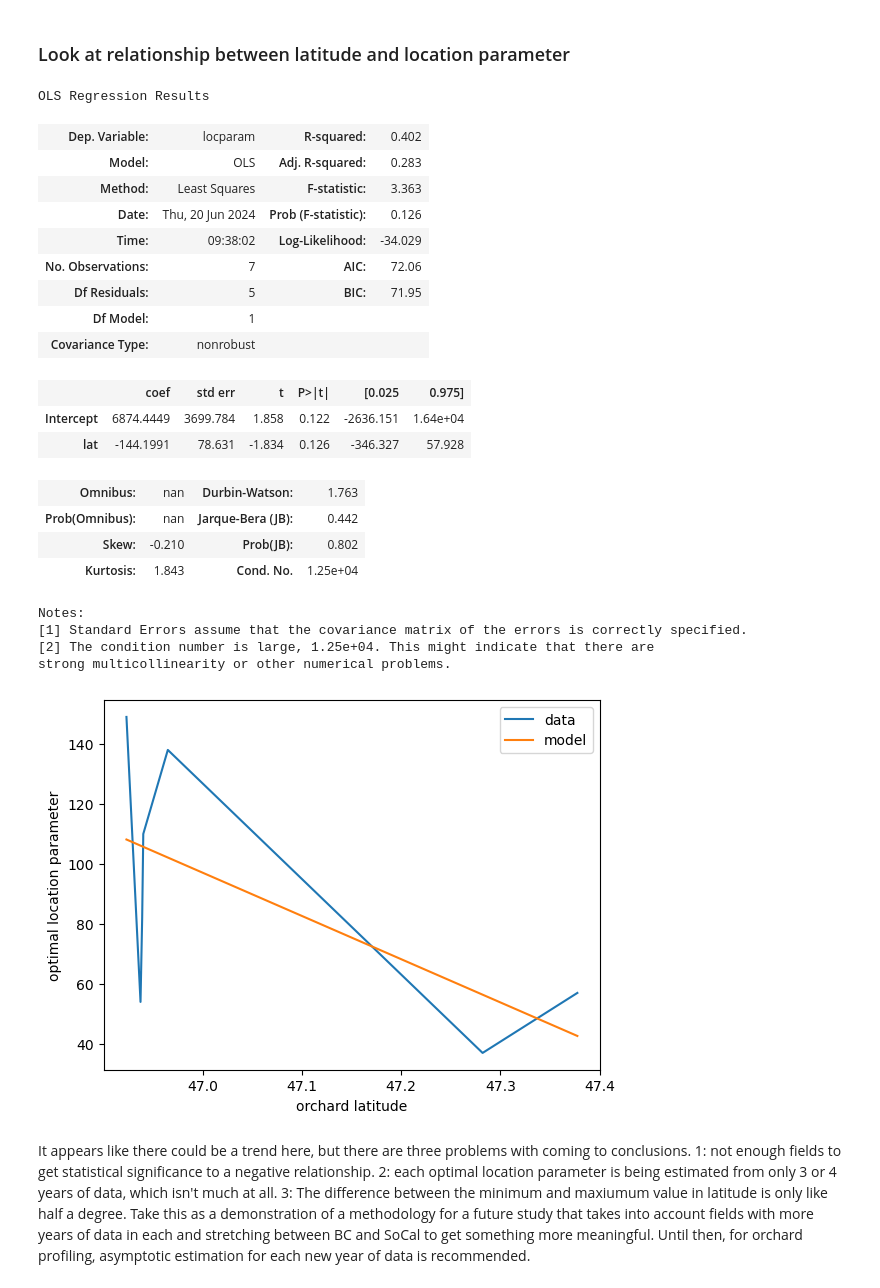
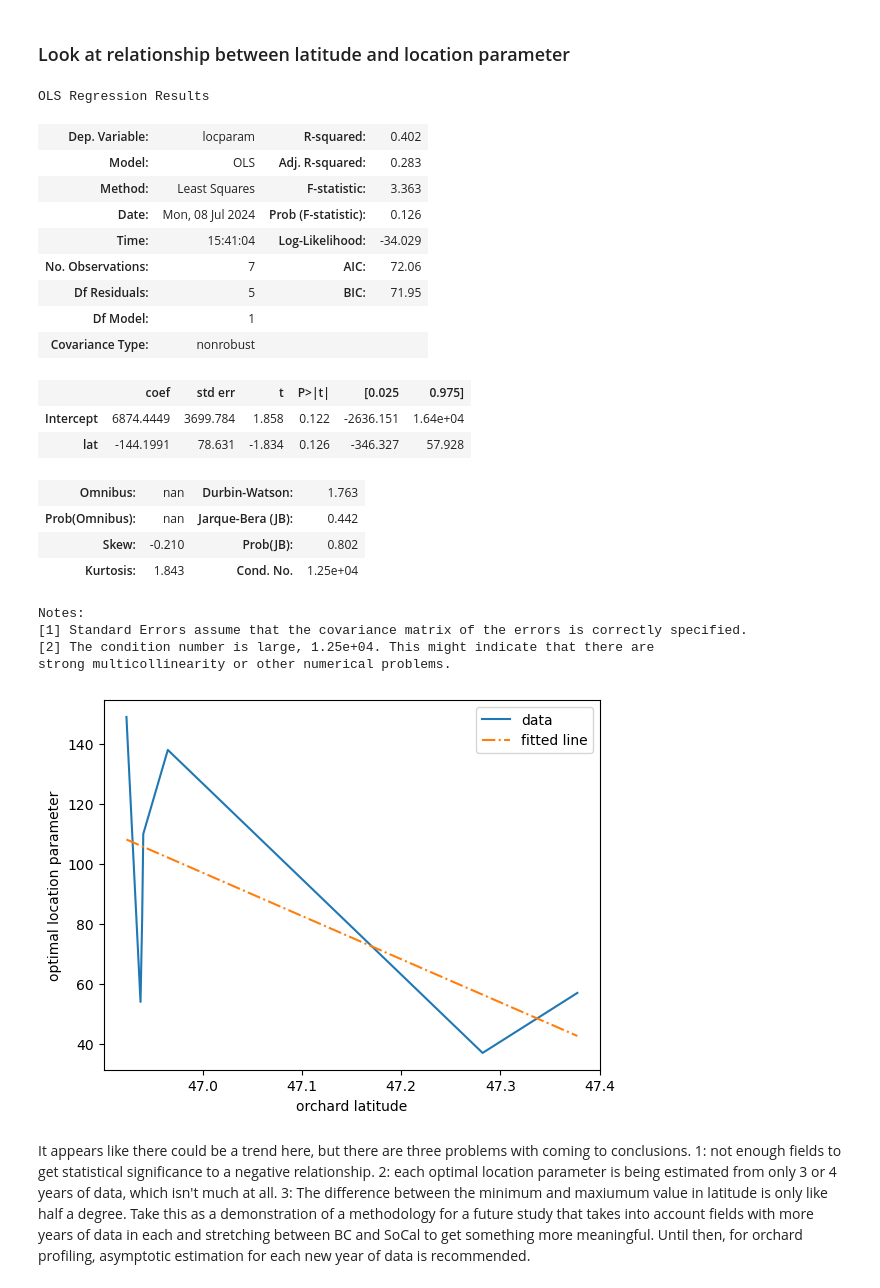
Before and after one commit to PacificBird/InsectPhenologyCaptureSim, a Jupyter notebook: multi_analysis.ipynb, the cells around one changed output. Cells and saved outputs as stored; diff of their text form; code cells hidden in the pictures.

```diff
--- a/multi_analysis.ipynb
+++ b/multi_analysis.ipynb
@@ -1617,37 +1658,37 @@ lat = {'AllrCoug':46.9375036,
        'HoskGibOth':46.9402814,
        'Royal':46.9650036,
        'ValKoe':46.9391703,
        'fiveEa':47.3774572}
 latloc = pd.DataFrame({'lat':list(lat.values()), 'locparam':list(biofixes.values())})
 model = smf.ols('locparam ~ lat', data=latloc).fit()
 plt.xlabel('orchard latitude')
 plt.ylabel('optimal location parameter')
 sns.lineplot(x=latloc.lat, y=latloc.locparam, label='data')
-sns.lineplot(x=latloc.lat, y=model.predict(latloc.lat), label='model')
+sns.lineplot(x=latloc.lat, y=model.predict(latloc.lat), label=f'fitted line',linestyle='-.')
 model.summary()
 # %% [output]
 OLS Regression Results
 | Dep. Variable: | locparam | R-squared: | 0.402 |
 | Model: | OLS | Adj. R-squared: | 0.283 |
 | Method: | Least Squares | F-statistic: | 3.363 |
-| Date: | Thu, 20 Jun 2024 | Prob (F-statistic): | 0.126 |
-| Time: | 09:38:02 | Log-Likelihood: | -34.029 |
+| Date: | Mon, 08 Jul 2024 | Prob (F-statistic): | 0.126 |
+| Time: | 15:41:04 | Log-Likelihood: | -34.029 |
 | No. Observations: | 7 | AIC: | 72.06 |
 | Df Residuals: | 5 | BIC: | 71.95 |
 | Df Model: | 1 |  |  |
 | Covariance Type: | nonrobust |  |  |
 |  | coef | std err | t | P>|t| | [0.025 | 0.975] |
 | Intercept | 6874.4449 | 3699.784 | 1.858 | 0.122 | -2636.151 | 1.64e+04 |
 | lat | -144.1991 | 78.631 | -1.834 | 0.126 | -346.327 | 57.928 |
 | Omnibus: | nan | Durbin-Watson: | 1.763 |
 | Prob(Omnibus): | nan | Jarque-Bera (JB): | 0.442 |
 | Skew: | -0.210 | Prob(JB): | 0.802 |
 | Kurtosis: | 1.843 | Cond. No. | 1.25e+04 |
 Notes:
 [1] Standard Errors assume that the covariance matrix of the errors is correctly specified.
 [2] The condition number is large, 1.25e+04. This might indicate that there are
 strong multicollinearity or other numerical problems.
-[figure, old version]
+[figure, new version]
 # %% [markdown]
 It appears like there could be a trend here, but there are three problems with coming to conclusions. 1: not enough fields to get statistical significance to a negative relationship. 2: each optimal location parameter is being estimated from only 3 or 4 years of data, which isn't much at all. 3: The difference between the minimum and maxiumum value in latitude is only like half a degree. Take this as a demonstration of a methodology for a future study that takes into account fields with more years of data in each and stretching between BC and SoCal to get something more meaningful. Until then, for orchard profiling, asymptotic estimation for each new year of data is recommended.
 # %%
```
Also changed, not shown: parts of 16 cells of this notebook, 7 other files.
